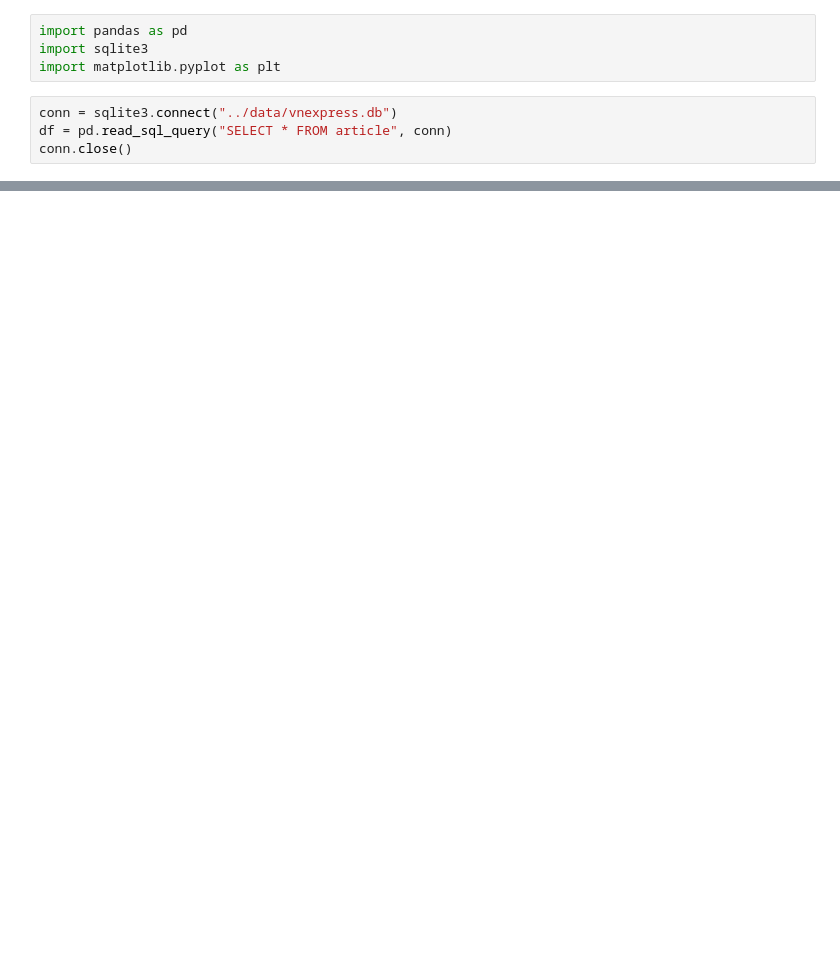
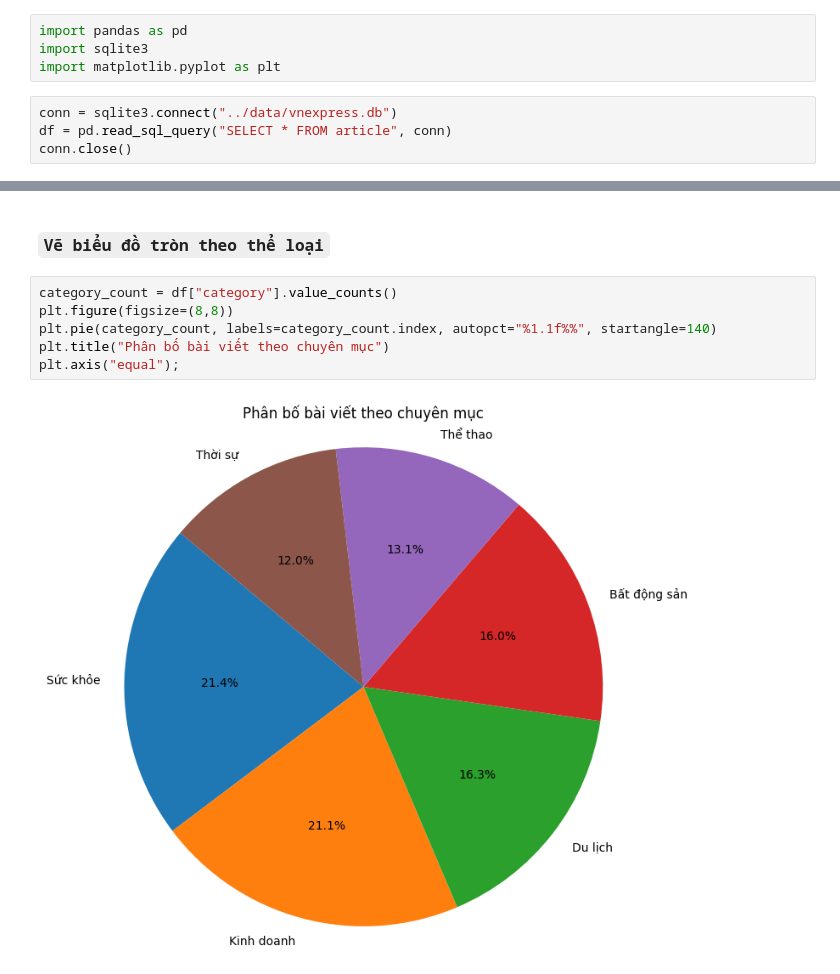
Before and after one commit to MyCrabs/News-Trend-Analysis-VN, a Jupyter notebook: analysis/text_analysis.ipynb, the cells around one changed output, grey strips where cells are left out. Saved outputs shown, nothing was run; the diff lists cells and outputs as text; blank space fills up the shorter version.

```diff
--- a/analysis/text_analysis.ipynb
+++ b/analysis/text_analysis.ipynb
@@ -17,0 +35,10 @@ plt.tight_layout()
+# %% [markdown]
+### `Vẽ biểu đồ tròn theo thể loại`
+# %%
+category_count = df["category"].value_counts()
+plt.figure(figsize=(8,8))
+plt.pie(category_count, labels=category_count.index, autopct="%1.1f%%", startangle=140)
+plt.title("Phân bố bài viết theo chuyên mục")
+plt.axis("equal");
+# %% [output]
+[figure, added]
```
Also changed, not shown: parts of 5 cells of this notebook, 10 other files.
